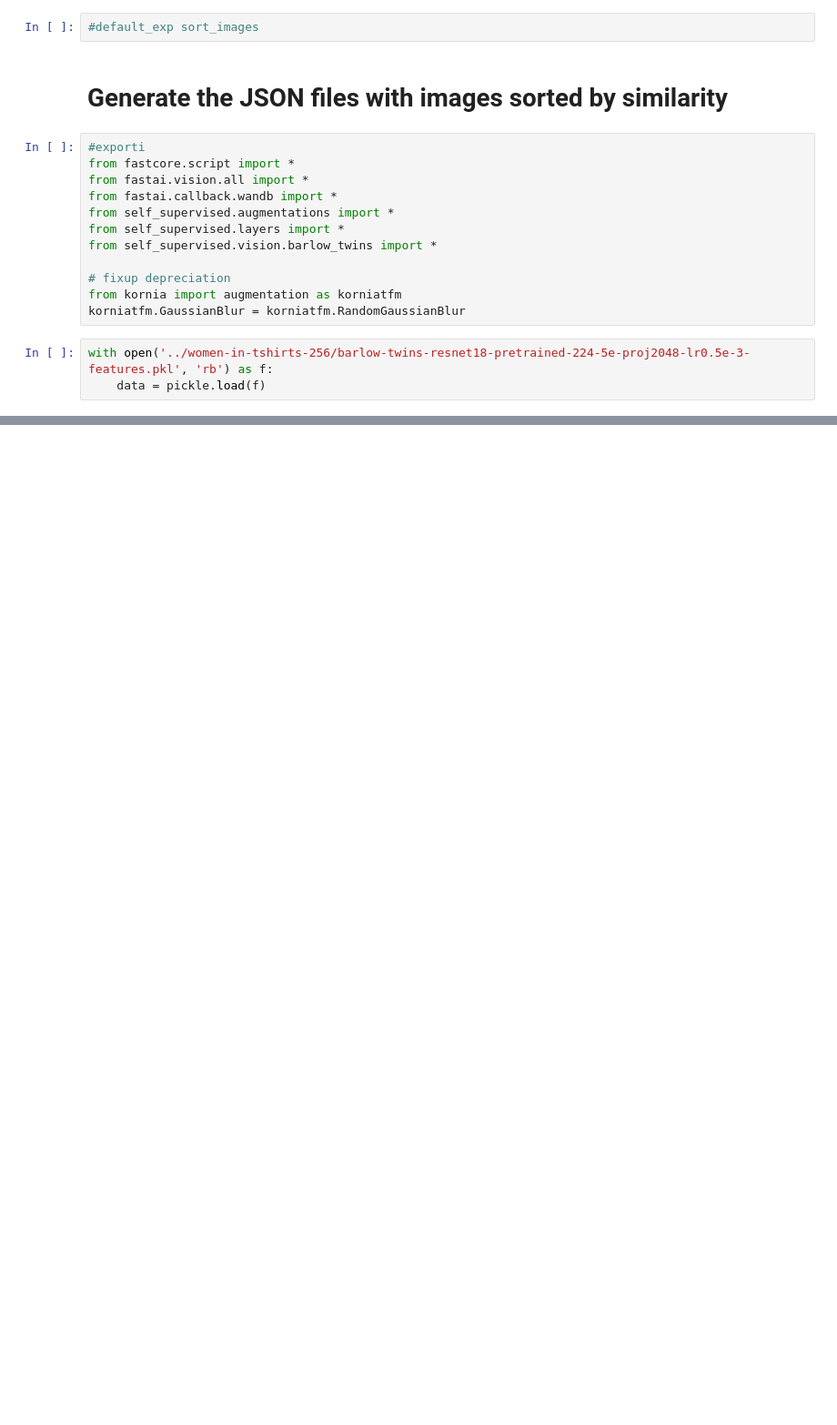
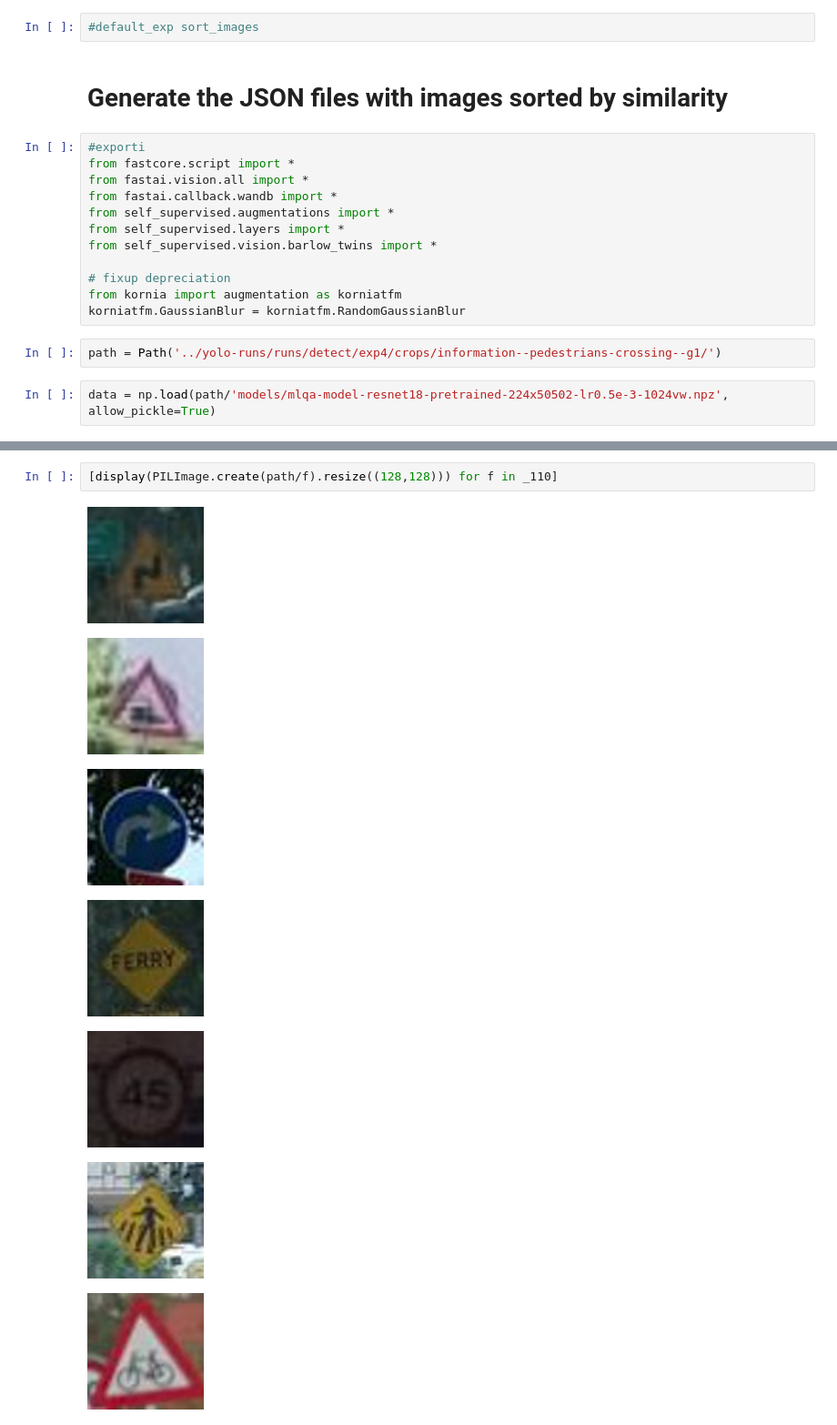
Before and after one commit to collabora/MLfix, a Jupyter notebook: 3. Sort images.ipynb, the cells around one changed output, grey strips where cells are left out. Shown: that part at 91% size. Drawn from its saved outputs; the diff is of its cells as text; blank space fills up the shorter version.

```diff
--- a/3. Sort images.ipynb
+++ b/3. Sort images.ipynb
@@ -14,6 +14,7 @@ from self_supervised.vision.barlow_twins import *
 # fixup depreciation
 from kornia import augmentation as korniatfm
 korniatfm.GaussianBlur = korniatfm.RandomGaussianBlur
+# %%
+path = Path('../yolo-runs/runs/detect/exp4/crops/information--pedestrians-crossing--g1/')
 # %%
-with open('../women-in-tshirts-256/barlow-twins-resnet18-pretrained-224-5e-proj2048-lr0.5e-3-features.pkl', 'rb') as f:
-    data = pickle.load(f)
+data = np.load(path/'models/mlqa-model-resnet18-pretrained-224x50502-lr0.5e-3-1024vw.npz', allow_pickle=True)
@@ -88,0 +137,10 @@ sort_images(Path('../women-in-tshirts-256/'))
+# %%
+[display(PILImage.create(path/f).resize((128,128))) for f in _110]
+# %% [output]
+[figure, added]
+[figure, added]
+[figure, added]
+[figure, added]
+[figure, added]
+[figure, added]
+[figure, added]
```
Also changed, not shown: parts of 17 cells of this notebook, 10 other files.
